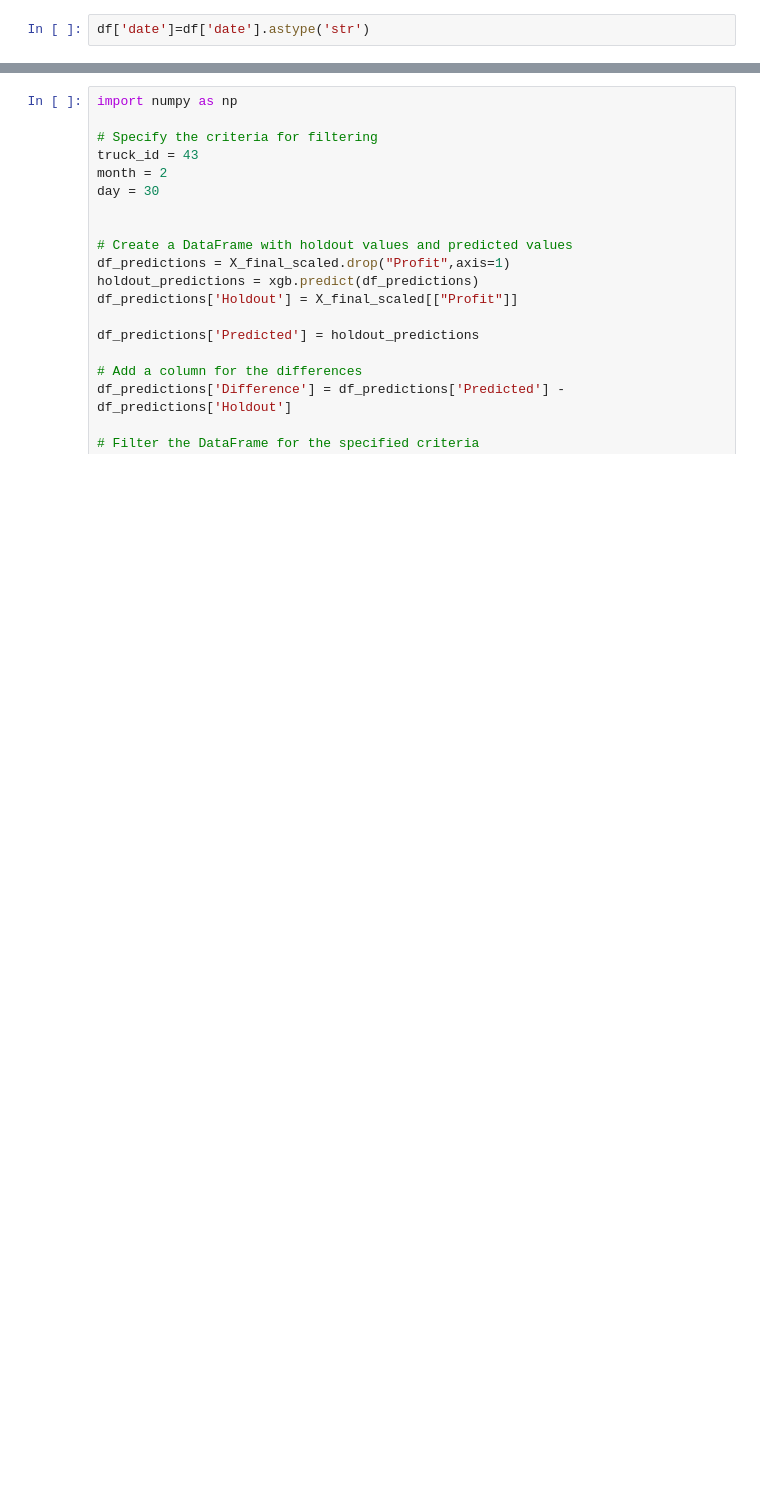
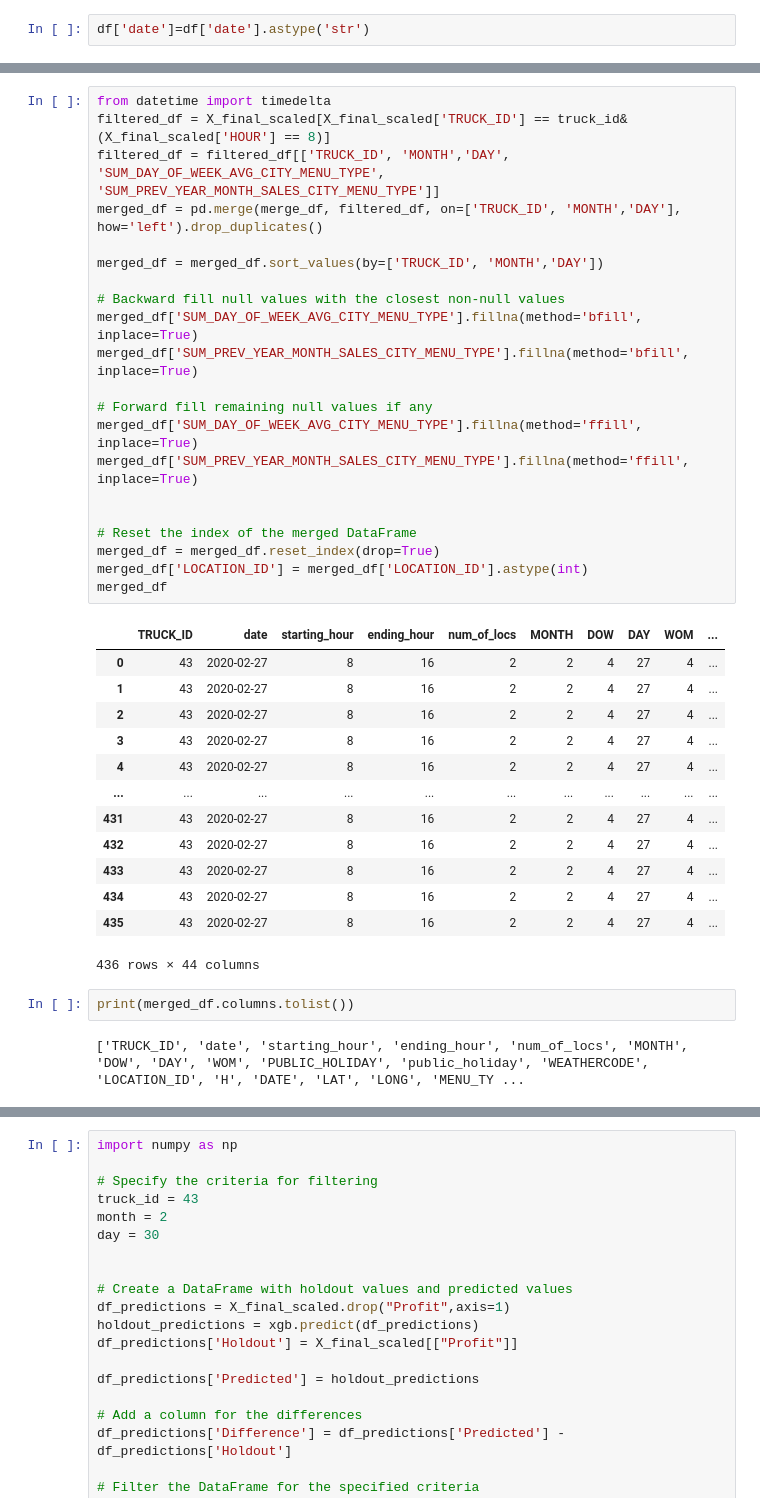
Before and after one commit to jkyxd/ICP_Group3, a Jupyter notebook: Testing File.ipynb, the cells around one changed output, grey strips where cells are left out. Cells and saved outputs as stored; diff of their text form; blank space fills up the shorter version.

```diff
--- a/Testing File.ipynb
+++ b/Testing File.ipynb
@@ -520,3 +451,42 @@ df_unique_locations_lat_long[df_unique_locations_lat_long['LOCATION_ID']==15502]
+# %%
+from datetime import timedelta
+filtered_df = X_final_scaled[X_final_scaled['TRUCK_ID'] == truck_id& (X_final_scaled['HOUR'] == 8)]
+filtered_df = filtered_df[['TRUCK_ID', 'MONTH','DAY', 'SUM_DAY_OF_WEEK_AVG_CITY_MENU_TYPE', 'SUM_PREV_YEAR_MONTH_SALES_CITY_MENU_TYPE']]
+merged_df = pd.merge(merge_df, filtered_df, on=['TRUCK_ID', 'MONTH','DAY'], how='left').drop_duplicates()
+
+merged_df = merged_df.sort_values(by=['TRUCK_ID', 'MONTH','DAY'])
+
+# Backward fill null values with the closest non-null values
+merged_df['SUM_DAY_OF_WEEK_AVG_CITY_MENU_TYPE'].fillna(method='bfill', inplace=True)
+merged_df['SUM_PREV_YEAR_MONTH_SALES_CITY_MENU_TYPE'].fillna(method='bfill', inplace=True)
+
+# Forward fill remaining null values if any
+merged_df['SUM_DAY_OF_WEEK_AVG_CITY_MENU_TYPE'].fillna(method='ffill', inplace=True)
+merged_df['SUM_PREV_YEAR_MONTH_SALES_CITY_MENU_TYPE'].fillna(method='ffill', inplace=True)
+
+
+# Reset the index of the merged DataFrame
+merged_df = merged_df.reset_index(drop=True)
+merged_df['LOCATION_ID'] = merged_df['LOCATION_ID'].astype(int)
+merged_df
+# %% [output]
+|  | TRUCK_ID | date | starting_hour | ending_hour | num_of_locs | MONTH | DOW | DAY | WOM | ... |
+| 0 | 43 | 2020-02-27 | 8 | 16 | 2 | 2 | 4 | 27 | 4 | ... |
+| 1 | 43 | 2020-02-27 | 8 | 16 | 2 | 2 | 4 | 27 | 4 | ... |
+| 2 | 43 | 2020-02-27 | 8 | 16 | 2 | 2 | 4 | 27 | 4 | ... |
+| 3 | 43 | 2020-02-27 | 8 | 16 | 2 | 2 | 4 | 27 | 4 | ... |
+| 4 | 43 | 2020-02-27 | 8 | 16 | 2 | 2 | 4 | 27 | 4 | ... |
+| ... | ... | ... | ... | ... | ... | ... | ... | ... | ... | ... |
+| 431 | 43 | 2020-02-27 | 8 | 16 | 2 | 2 | 4 | 27 | 4 | ... |
+| 432 | 43 | 2020-02-27 | 8 | 16 | 2 | 2 | 4 | 27 | 4 | ... |
+| 433 | 43 | 2020-02-27 | 8 | 16 | 2 | 2 | 4 | 27 | 4 | ... |
+| 434 | 43 | 2020-02-27 | 8 | 16 | 2 | 2 | 4 | 27 | 4 | ... |
+| 435 | 43 | 2020-02-27 | 8 | 16 | 2 | 2 | 4 | 27 | 4 | ... |
+436 rows × 44 columns
+# %%
+print(merged_df.columns.tolist())
+# %% [output]
+['TRUCK_ID', 'date', 'starting_hour', 'ending_hour', 'num_of_locs', 'MONTH', 'DOW', 'DAY', 'WOM', 'PUBLIC_HOLIDAY', 'public_holiday', 'WEATHERCODE', 'LOCATION_ID', 'H', 'DATE', 'LAT', 'LONG', 'MENU_TY ...
 # %%
 import math
 import pandas as pd
```
Also changed, not shown: parts of 19 cells of this notebook.
